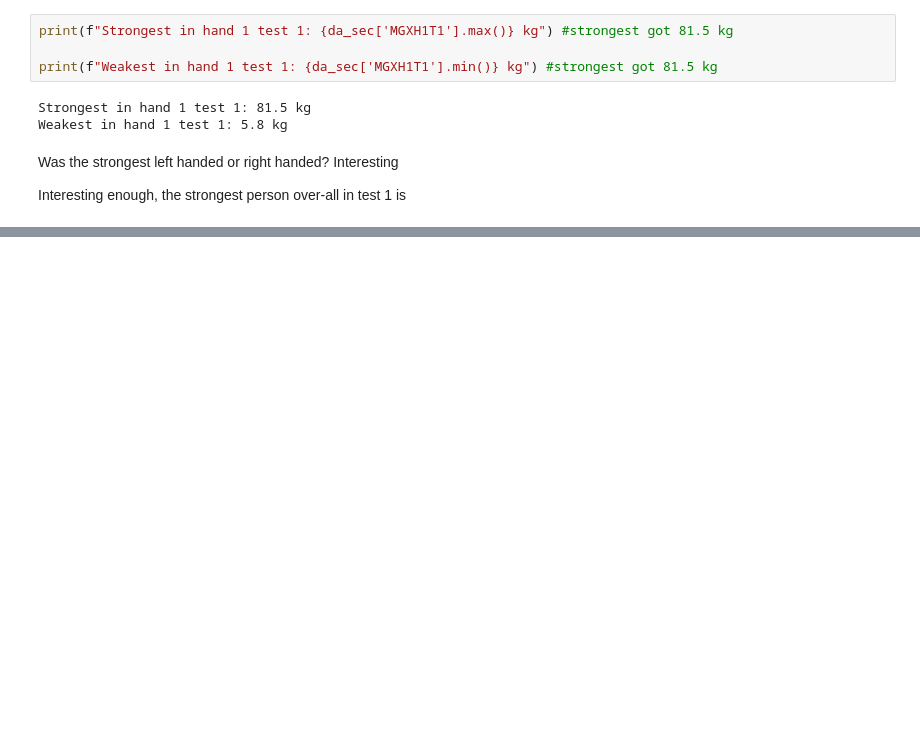
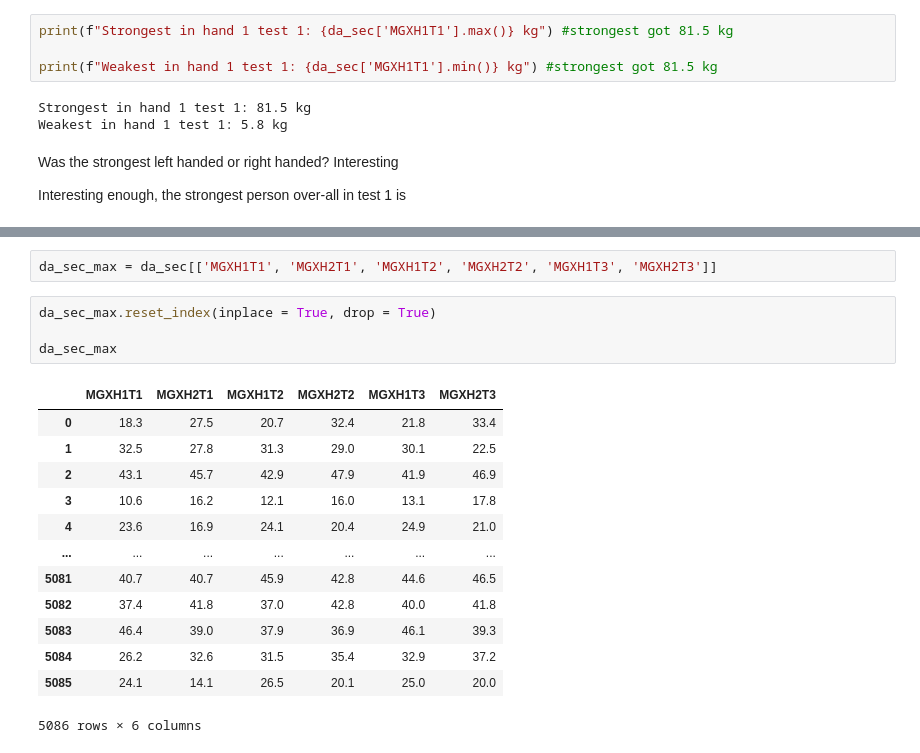
Before and after one commit to cmurga95/healthcare_grip_strength, a Jupyter notebook: main.ipynb, the cells around one changed output, grey strips where cells are left out. Saved outputs shown, nothing was run; the diff lists cells and outputs as text; blank space fills up the shorter version.

```diff
--- a/main.ipynb
+++ b/main.ipynb
@@ -243,0 +298,20 @@ And began the test with: left-handed
+# %%
+da_sec_max = da_sec[['MGXH1T1', 'MGXH2T1', 'MGXH1T2', 'MGXH2T2', 'MGXH1T3', 'MGXH2T3']]
+# %%
+da_sec_max.reset_index(inplace = True, drop = True)
+
+da_sec_max
+# %% [output]
+|  | MGXH1T1 | MGXH2T1 | MGXH1T2 | MGXH2T2 | MGXH1T3 | MGXH2T3 |
+| 0 | 18.3 | 27.5 | 20.7 | 32.4 | 21.8 | 33.4 |
+| 1 | 32.5 | 27.8 | 31.3 | 29.0 | 30.1 | 22.5 |
+| 2 | 43.1 | 45.7 | 42.9 | 47.9 | 41.9 | 46.9 |
+| 3 | 10.6 | 16.2 | 12.1 | 16.0 | 13.1 | 17.8 |
+| 4 | 23.6 | 16.9 | 24.1 | 20.4 | 24.9 | 21.0 |
+| ... | ... | ... | ... | ... | ... | ... |
+| 5081 | 40.7 | 40.7 | 45.9 | 42.8 | 44.6 | 46.5 |
+| 5082 | 37.4 | 41.8 | 37.0 | 42.8 | 40.0 | 41.8 |
+| 5083 | 46.4 | 39.0 | 37.9 | 36.9 | 46.1 | 39.3 |
+| 5084 | 26.2 | 32.6 | 31.5 | 35.4 | 32.9 | 37.2 |
+| 5085 | 24.1 | 14.1 | 26.5 | 20.1 | 25.0 | 20.0 |
+5086 rows × 6 columns
```
Also changed, not shown: parts of 22 cells of this notebook.
